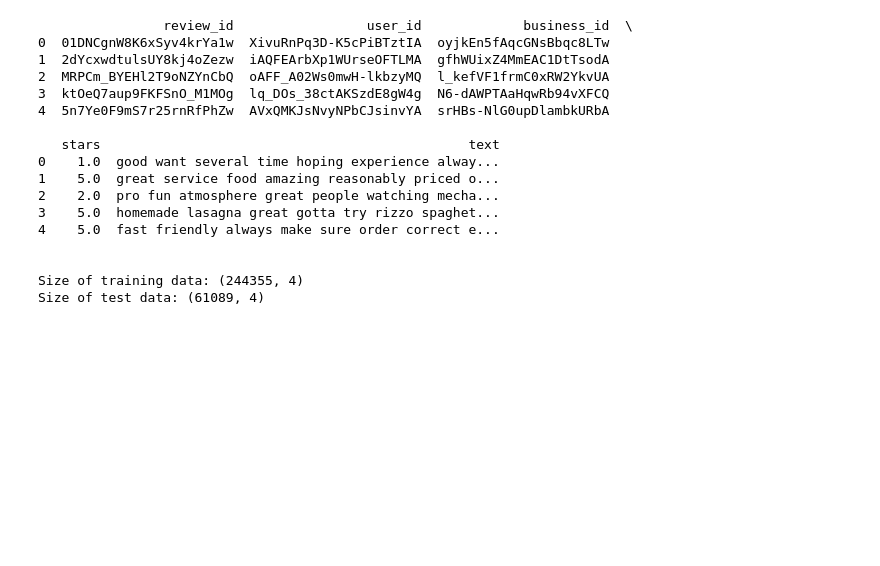
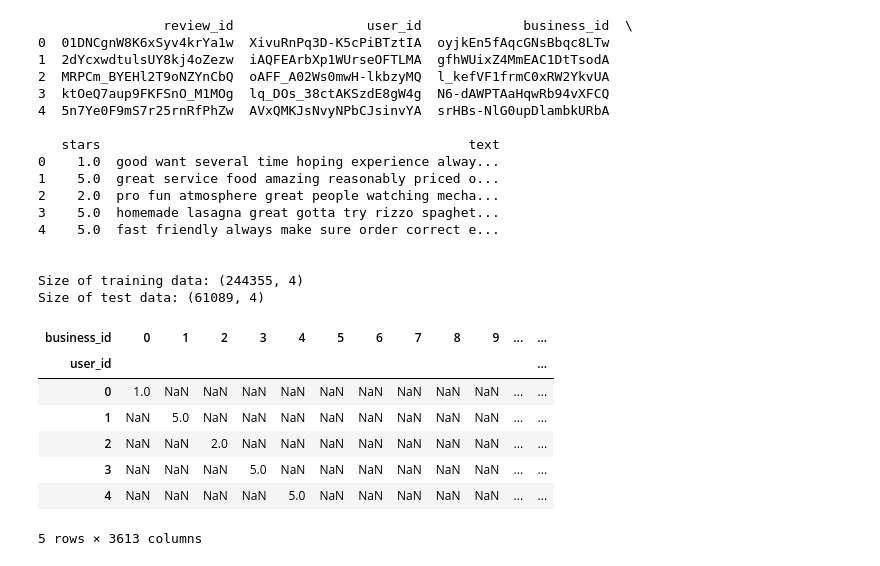
Before and after one commit to christina-bel/recommendation_system, a Jupyter notebook: recommendation.ipynb, the cells around one changed output. Drawn from its saved outputs; the diff is of its cells as text; code cells hidden in the pictures; blank space fills up the shorter version.

```diff
--- a/recommendation.ipynb
+++ b/recommendation.ipynb
@@ -255,6 +255,18 @@ I = pd.DataFrame(business_id_vectors.toarray(), index=business_id_review_df.inde
 I.sort_index(inplace=True)
 
 matrixF = MatrixFactorization(U = U.to_numpy(), I = I.to_numpy(), learning_rate=0.07, lamda=0.1, num_epoches=8, num_batches=1000)
+# %%
+R = pd.pivot_table(df_review, values='stars', index=['user_id'], columns=['business_id'])
+R.head()
+# %% [output]
+| business_id | 0 | 1 | 2 | 3 | 4 | 5 | 6 | 7 | 8 | 9 | ... | ... |
+| user_id |  |  |  |  |  |  |  |  |  |  |  | ... |
+| 0 | 1.0 | NaN | NaN | NaN | NaN | NaN | NaN | NaN | NaN | NaN | ... | ... |
+| 1 | NaN | 5.0 | NaN | NaN | NaN | NaN | NaN | NaN | NaN | NaN | ... | ... |
+| 2 | NaN | NaN | 2.0 | NaN | NaN | NaN | NaN | NaN | NaN | NaN | ... | ... |
+| 3 | NaN | NaN | NaN | 5.0 | NaN | NaN | NaN | NaN | NaN | NaN | ... | ... |
+| 4 | NaN | NaN | NaN | NaN | 5.0 | NaN | NaN | NaN | NaN | NaN | ... | ... |
+5 rows × 3613 columns
 # %%
 matrixF.fit(train_ratings_df.to_numpy()[:, 0:3], test_ratings_df.to_numpy()[:, 0:3])
 # %% [output]
```
Also changed, not shown: parts of 7 cells of this notebook.
